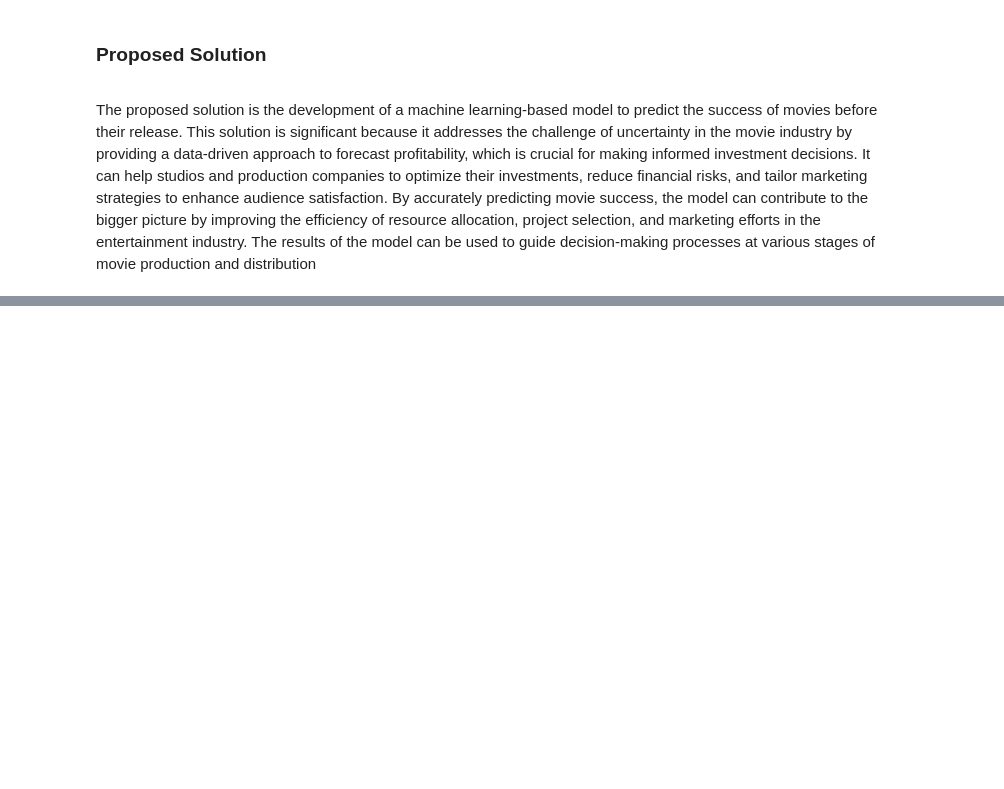
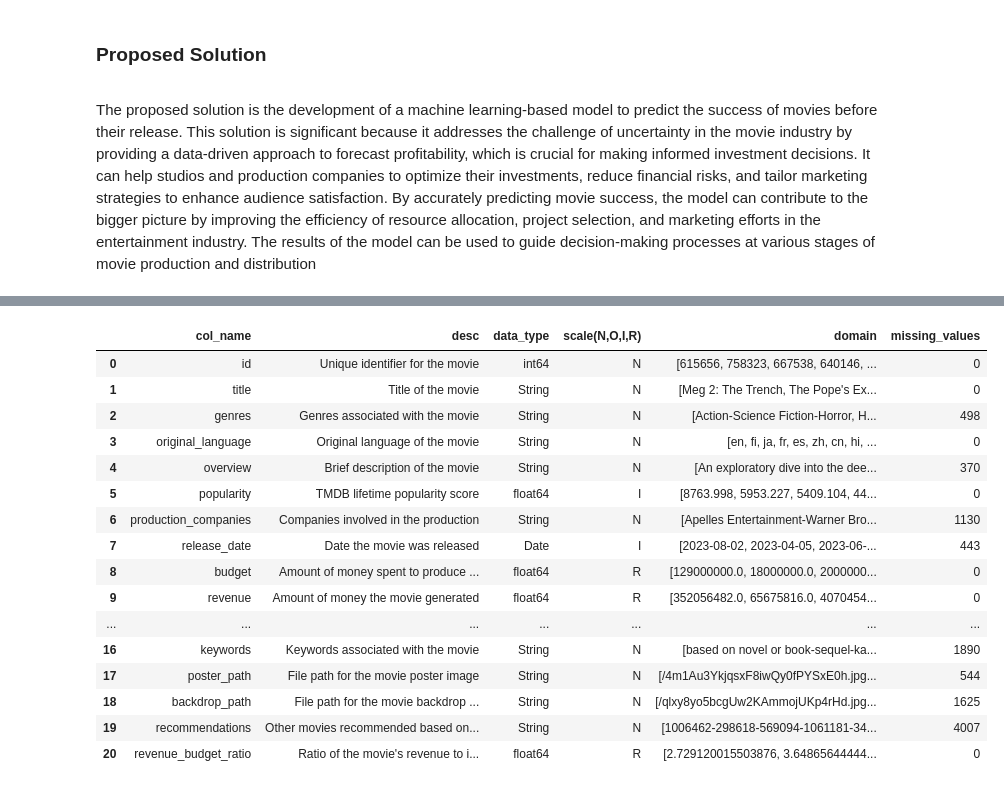
Before and after one commit to Samk104/Cinemalytics, a Jupyter notebook: Cinemalytics.ipynb, the cells around one changed output, grey strips where cells are left out. Saved outputs shown, nothing was run; the diff lists cells and outputs as text; code cells hidden in the pictures; blank space fills up the shorter version.

Commit message:
Initaila data exploration and finding feature characteristics

```diff
--- a/Cinemalytics.ipynb
+++ b/Cinemalytics.ipynb
@@ -20,0 +81,5 @@ The proposed solution is the development of a machine learning-based model to pr
+# %%
+#deleting the unfiltered dataframe and loading the newly created one
+del df
+df = pd.read_csv('movies_filtered.csv',sep=r',', skipinitialspace=True)
+df.head()
@@ -20,0 +113,10 @@ The proposed solution is the development of a machine learning-based model to pr
+# %%
+df['revenue_budget_ratio'] = df['revenue'] / df['budget']
+#Checking central tendencies for the derived feature
+mean_ratio = df['revenue_budget_ratio'].mean()
+median_ratio = df['revenue_budget_ratio'].median()
+range_ratio = df['revenue_budget_ratio'].max() - df['revenue_budget_ratio'].min()
+
+print("Mean of revenue_budget_ratio:", mean_ratio)
+print("Median of revenue_budget_ratio:", median_ratio)
+print("Range of revenue_budget_ratio:", range_ratio)
@@ -20,0 +164,73 @@ The proposed solution is the development of a machine learning-based model to pr
+# %%
+
+features_df = pd.DataFrame(columns=['col_name', 'desc', 'data_type', 'scale(N,O,I,R)', 'domain', 'missing_values'])
+
+# Iterate through columns of the original DataFrame and populate the column information DataFrame
+for col in df.columns:
+    col_info = {
+        'col_name': col,
+        'desc': '',  # Add description if available
+        'data_type': df[col].dtype,
+        'scale(N,O,I,R)': '',
+        'domain': df[col].unique(),  # Add domain if available
+        'missing_values': df[col].isnull().sum()
+    }
+    features_df = pd.concat([features_df, pd.DataFrame([col_info])], ignore_index=True)
+
+#Setting the data types
+features_df.loc[features_df['data_type'] == 'object', 'data_type'] = 'String'
+features_df.loc[features_df['col_name'] == 'release_date', 'data_type'] = 'Date'
+features_df
+
+#Setting the data scale
+## ---------------data scale col---------------------------
+scales = ['N', 'N', 'N', 'N', 'N', 'I', 'N', 'I', 'R', 'R', 'R', 'N', 'N', 'R', 'R', 'N', 'N', 'N', 'N', 'N','R']
+features_df['scale(N,O,I,R)'] = scales
+# N, O, I, R are Nominal, Ordinal, Interval, Ratio
+
+
+#Setting the descriptions
+## ---------------description col---------------------------
+col_descriptions = {
+    'id': 'Unique identifier for the movie',
+    'title': 'Title of the movie',
+    'genres': 'Genres associated with the movie',
+    'original_language': 'Original language of the movie',
+    'overview': 'Brief description of the movie',
+    'popularity': 'TMDB lifetime popularity score',
+    'production_companies': 'Companies involved in the production',
+    'release_date': 'Date the movie was released',
+    'budget': 'Amount of money spent to produce the movie',
+    'revenue': 'Amount of money the movie generated',
+    'runtime': 'Duration of the movie in minutes',
+    'status': 'Current status of the movie (e.g., released, in production)',
+    'tagline': 'Short phrase that captures the essence of the movie',
+    'vote_average': 'Average user rating of the movie',
+    'vote_count': 'Number of user ratings for the movie',
+    'credits': 'Information about the cast and crew of the movie',
+    'keywords': 'Keywords associated with the movie',
+    'poster_path': 'File path for the movie poster image',
+    'backdrop_path': 'File path for the movie backdrop image',
+    'recommendations': 'Other movies recommended based on this one',
+    'revenue_budget_ratio': 'Ratio of the movie\'s revenue to its budget'
+}
+features_df['desc'] = features_df['col_name'].map(col_descriptions)
+features_df
+# %% [output]
+|  | col_name | desc | data_type | scale(N,O,I,R) | domain | missing_values |
+| 0 | id | Unique identifier for the movie | int64 | N | [615656, 758323, 667538, 640146, ... | 0 |
+| 1 | title | Title of the movie | String | N | [Meg 2: The Trench, The Pope's Ex... | 0 |
+| 2 | genres | Genres associated with the movie | String | N | [Action-Science Fiction-Horror, H... | 498 |
+| 3 | original_language | Original language of the movie | String | N | [en, fi, ja, fr, es, zh, cn, hi, ... | 0 |
+| 4 | overview | Brief description of the movie | String | N | [An exploratory dive into the dee... | 370 |
+| 5 | popularity | TMDB lifetime popularity score | float64 | I | [8763.998, 5953.227, 5409.104, 44... | 0 |
+| 6 | production_companies | Companies involved in the production | String | N | [Apelles Entertainment-Warner Bro... | 1130 |
+| 7 | release_date | Date the movie was released | Date | I | [2023-08-02, 2023-04-05, 2023-06-... | 443 |
+| 8 | budget | Amount of money spent to produce ... | float64 | R | [129000000.0, 18000000.0, 2000000... | 0 |
+| 9 | revenue | Amount of money the movie generated | float64 | R | [352056482.0, 65675816.0, 4070454... | 0 |
+| ... | ... | ... | ... | ... | ... | ... |
+| 16 | keywords | Keywords associated with the movie | String | N | [based on novel or book-sequel-ka... | 1890 |
+| 17 | poster_path | File path for the movie poster image | String | N | [/4m1Au3YkjqsxF8iwQy0fPYSxE0h.jpg... | 544 |
+| 18 | backdrop_path | File path for the movie backdrop ... | String | N | [/qlxy8yo5bcgUw2KAmmojUKp4rHd.jpg... | 1625 |
+| 19 | recommendations | Other movies recommended based on... | String | N | [1006462-298618-569094-1061181-34... | 4007 |
+| 20 | revenue_budget_ratio | Ratio of the movie's revenue to i... | float64 | R | [2.729120015503876, 3.64865644444... | 0 |
```
Also changed, not shown: parts of 16 cells of this notebook, 3 other files.
